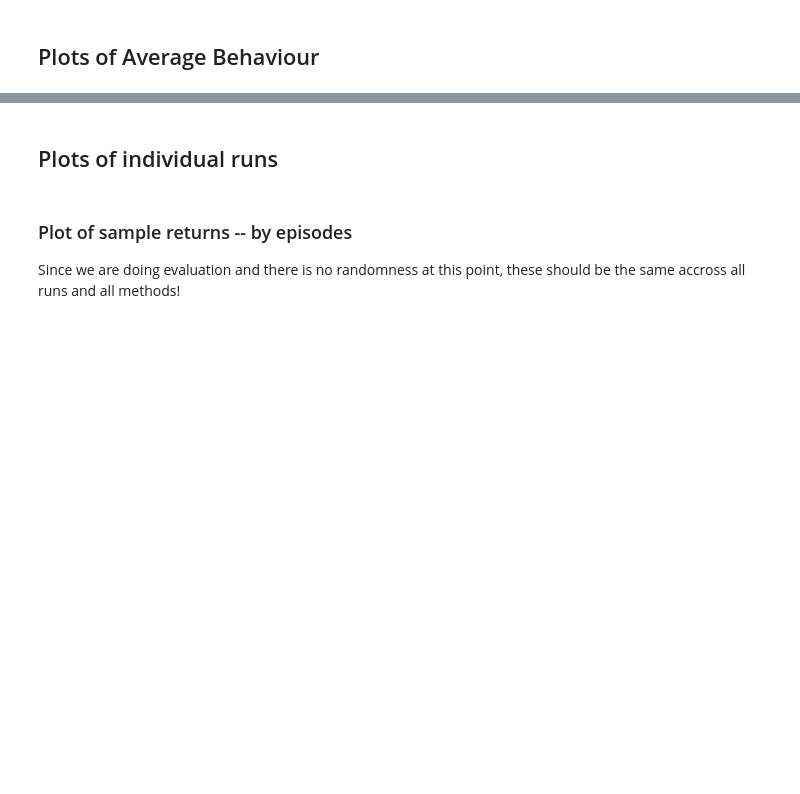
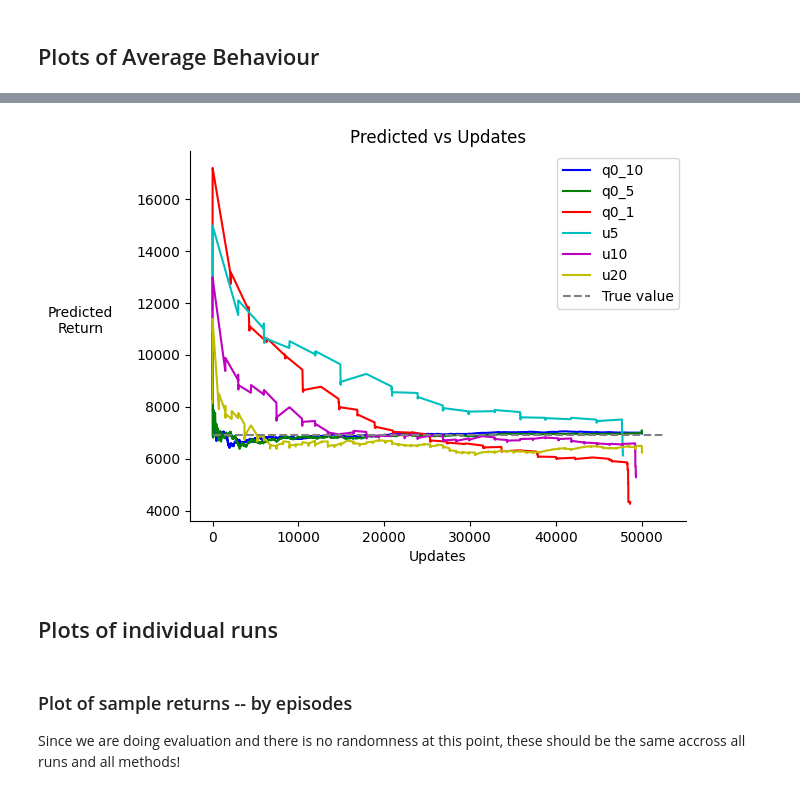
Before and after one commit to aa14k/adaptive_time, a Jupyter notebook: code/adaptive_time/notebooks/plot_eval_results.ipynb, the cells around one changed output, grey strips where cells are left out. Cells and saved outputs as stored; diff of their text form; code cells hidden in the pictures; blank space fills up the shorter version.

```diff
--- a/code/adaptive_time/notebooks/plot_eval_results.ipynb
+++ b/code/adaptive_time/notebooks/plot_eval_results.ipynb
@@ -318,3 +379,35 @@ array([[16996.69154068, 16996.69154068],
+# %%
+with_errs = True
+
+colors = ['b', 'g', 'r', 'c', 'm', 'y', 'k']
+
+data_to_plot = []
+for i, (name, pred_mean) in enumerate(all_pred_means.items()):
+    # kwargs = {"color": colors[i], "marker": ".", "linestyle": "None", "markersize": 5, "alpha": 0.8}
+    kwargs = {"color": colors[i], "marker": "", "linestyle": "-"}
+    if with_errs:
+        data = (all_updates, pred_mean, all_pred_stderrs[name], name, kwargs)
+    else:
+        data = (all_updates, pred_mean, name, kwargs)
+    data_to_plot.append(data)
+
+plot_fn = plot_stuff_with_errs if with_errs else plot_stuff
+ax = plot_fn(
+    data_to_plot, "Predicted vs Updates",
+    "Predicted\nReturn" ,False)
+
+min_x, max_x = ax.get_xlim()
+plt.hlines(
+    expected_return, 0, max_x,
+    colors='grey', linestyles='dashed',
+    label='True value')
+ax.legend()
+# ax.set_xlim(-100, 2000)
+# ax.set_yscale('log')
+ax.set_xlabel('Updates')
+plt.show()
+# %% [output]
+[figure, added]
 # %%
 # results = results[0]
 
```
Also changed, not shown: parts of 19 cells of this notebook, 3 other files.
